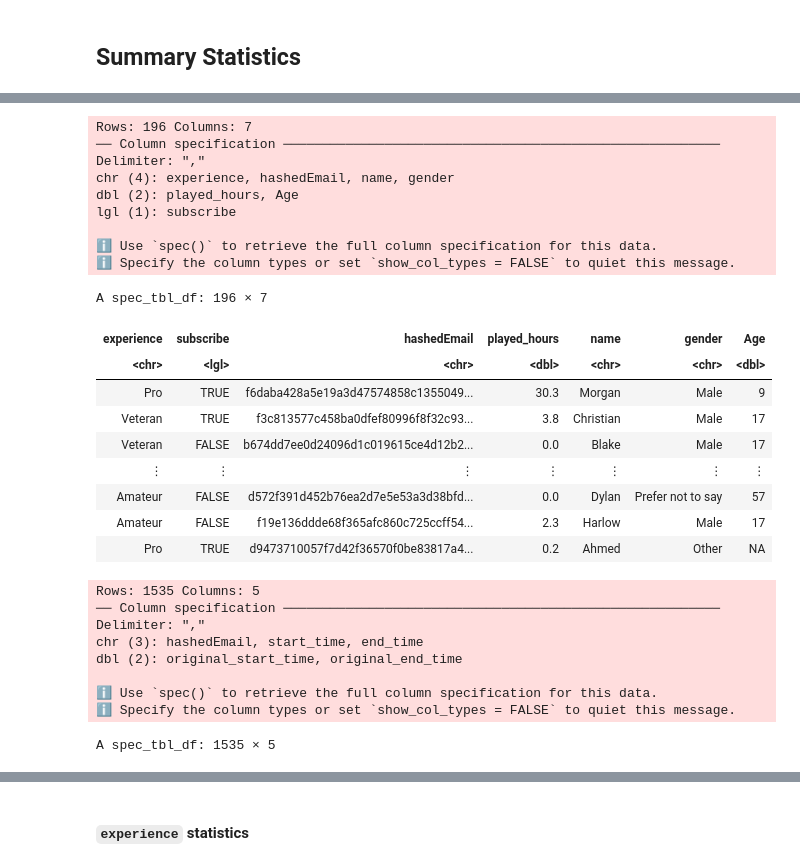
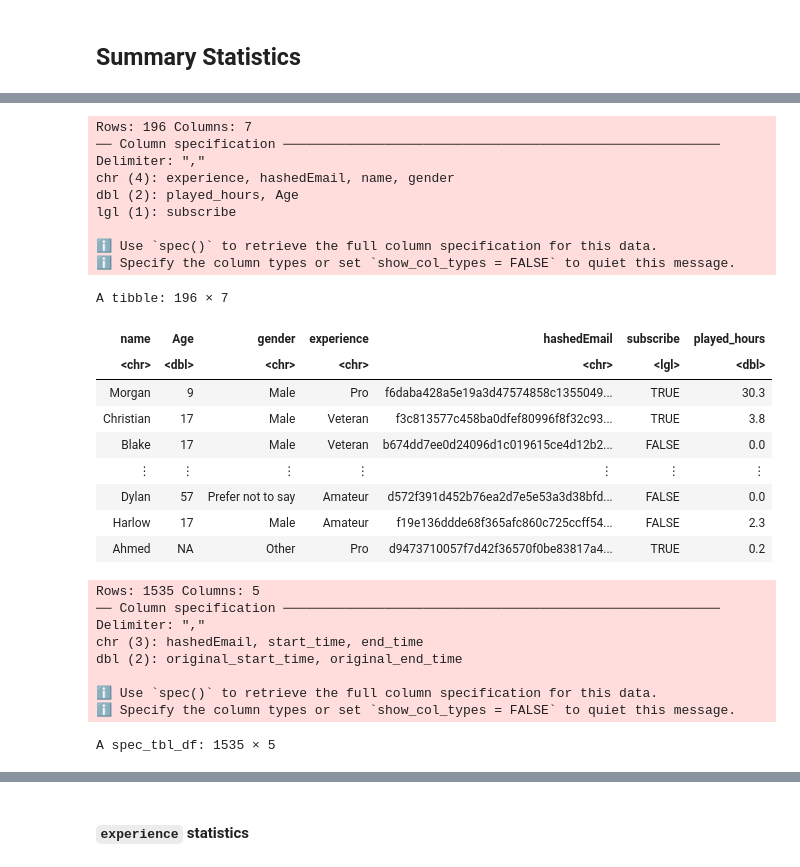
Before and after one commit to jjessicatsai/Individual-Planning-Report, a Jupyter notebook: minecraft.ipynb, the cells around one changed output, grey strips where cells are left out. Cells and saved outputs as stored; diff of their text form; code cells hidden in the pictures.

```diff
--- a/minecraft.ipynb
+++ b/minecraft.ipynb
@@ -68,31 +66,32 @@ options(repr.matrix.max.rows = 6)
 # %%
 ## load player data
-player_data <- read_csv("data/players.csv")
+player_data <- read_csv("data/players.csv") |>
+    select(name, Age, gender, experience, hashedEmail, subscribe, played_hours) # rearrange columns in more logical order
 player_data
 
 ## load session data
 session_data <- read_csv("data/sessions.csv")
 session_data
 # %% [output]
 Rows: 196 Columns: 7
 ── Column specification ────────────────────────────────────────────────────────
 Delimiter: ","
 chr (4): experience, hashedEmail, name, gender
 dbl (2): played_hours, Age
 lgl (1): subscribe
 
 ℹ Use `spec()` to retrieve the full column specification for this data.
 ℹ Specify the column types or set `show_col_types = FALSE` to quiet this message.
-A spec_tbl_df: 196 × 7
+A tibble: 196 × 7
-| experience | subscribe | hashedEmail | played_hours | name | gender | Age |
-| <chr> | <lgl> | <chr> | <dbl> | <chr> | <chr> | <dbl> |
-| Pro | TRUE | f6daba428a5e19a3d47574858c1355049... | 30.3 | Morgan | Male | 9 |
-| Veteran | TRUE | f3c813577c458ba0dfef80996f8f32c93... | 3.8 | Christian | Male | 17 |
-| Veteran | FALSE | b674dd7ee0d24096d1c019615ce4d12b2... | 0.0 | Blake | Male | 17 |
+| name | Age | gender | experience | hashedEmail | subscribe | played_hours |
+| <chr> | <dbl> | <chr> | <chr> | <chr> | <lgl> | <dbl> |
+| Morgan | 9 | Male | Pro | f6daba428a5e19a3d47574858c1355049... | TRUE | 30.3 |
+| Christian | 17 | Male | Veteran | f3c813577c458ba0dfef80996f8f32c93... | TRUE | 3.8 |
+| Blake | 17 | Male | Veteran | b674dd7ee0d24096d1c019615ce4d12b2... | FALSE | 0.0 |
 | ⋮ | ⋮ | ⋮ | ⋮ | ⋮ | ⋮ | ⋮ |
-| Amateur | FALSE | d572f391d452b76ea2d7e5e53a3d38bfd... | 0.0 | Dylan | Prefer not to say | 57 |
-| Amateur | FALSE | f19e136ddde68f365afc860c725ccff54... | 2.3 | Harlow | Male | 17 |
-| Pro | TRUE | d9473710057f7d42f36570f0be83817a4... | 0.2 | Ahmed | Other | NA |
+| Dylan | 57 | Prefer not to say | Amateur | d572f391d452b76ea2d7e5e53a3d38bfd... | FALSE | 0.0 |
+| Harlow | 17 | Male | Amateur | f19e136ddde68f365afc860c725ccff54... | FALSE | 2.3 |
+| Ahmed | NA | Other | Pro | d9473710057f7d42f36570f0be83817a4... | TRUE | 0.2 |
 Rows: 1535 Columns: 5
 ── Column specification ────────────────────────────────────────────────────────
 Delimiter: ","
```
Also changed, not shown: parts of 19 cells of this notebook.
